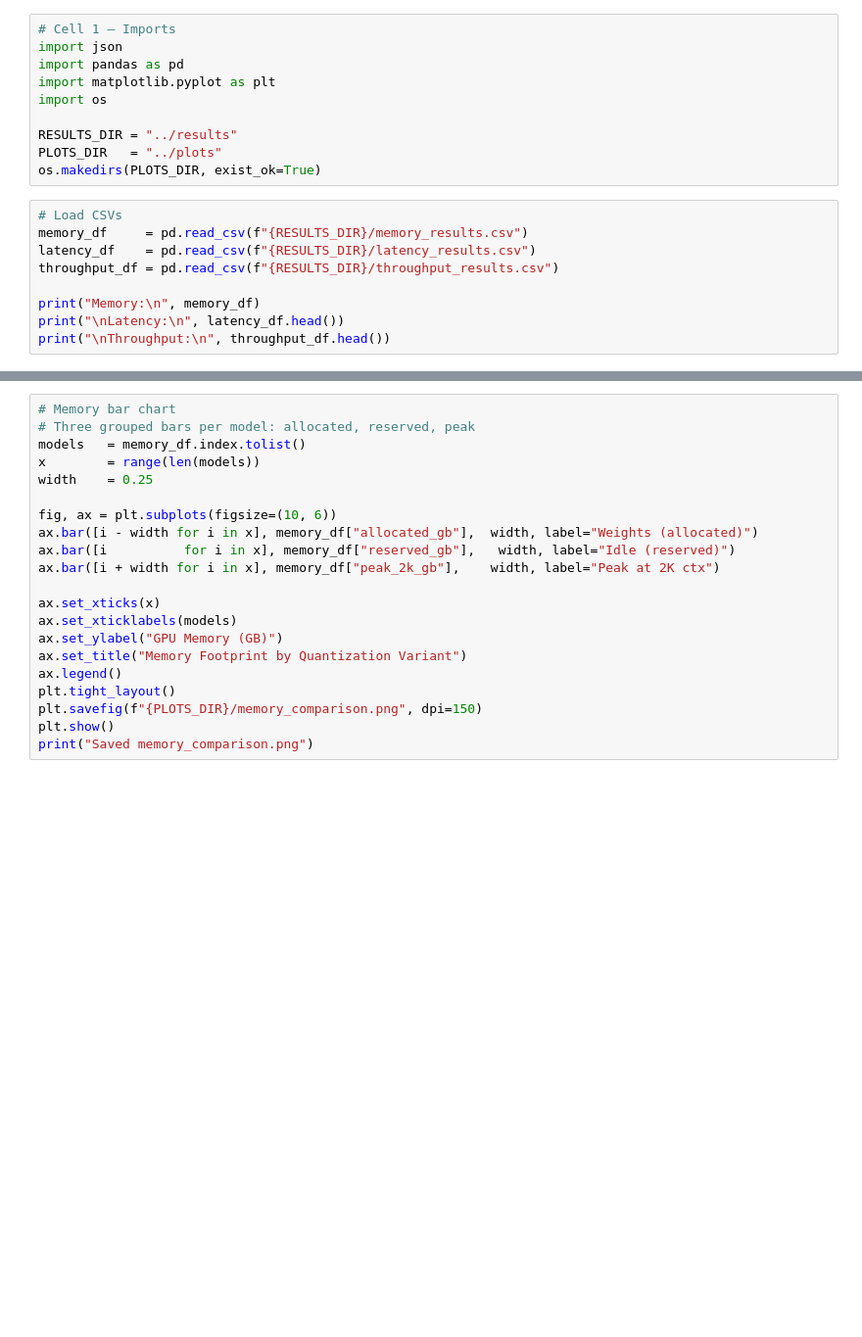
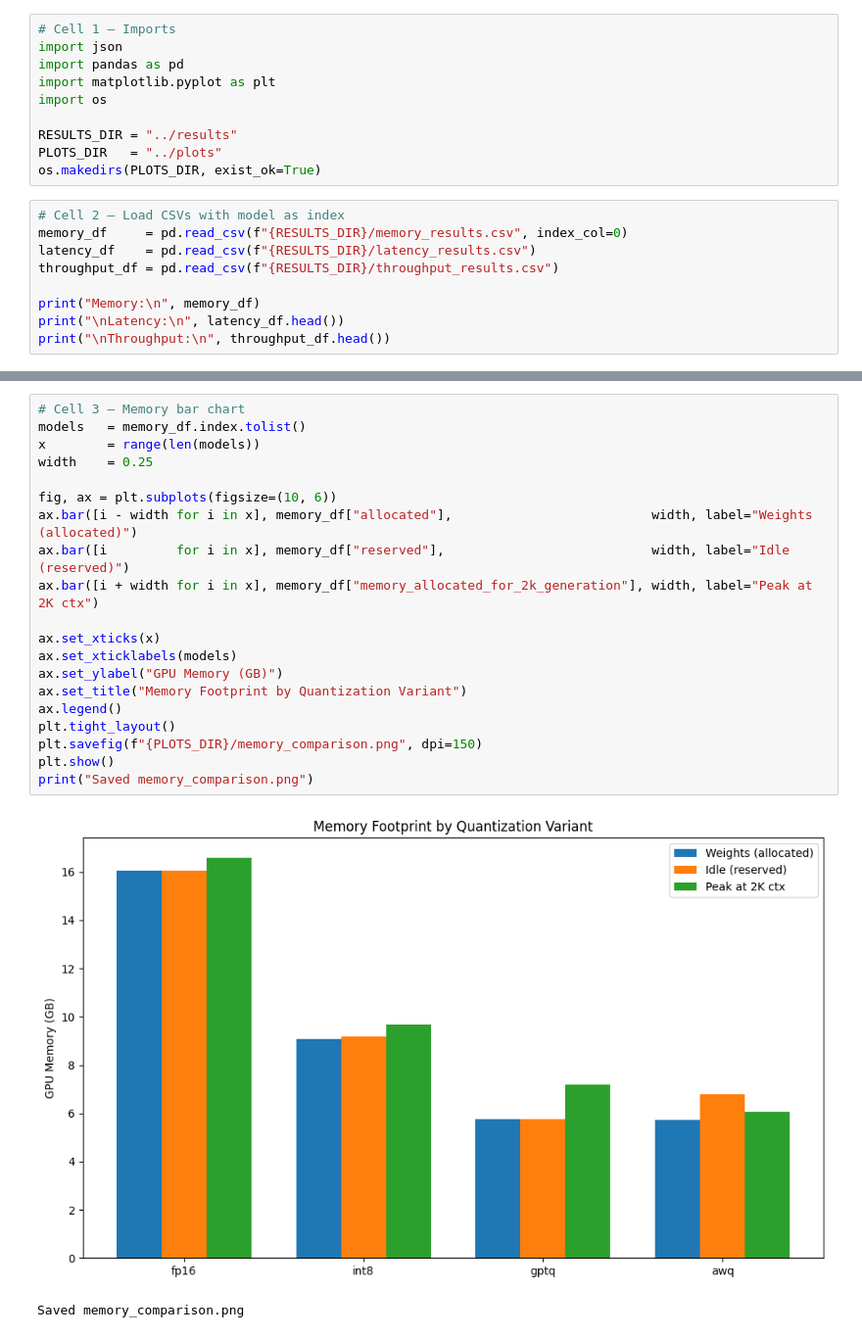
Before and after one commit to anithagovindaraju0603-gif/llm-quantization-study, a Jupyter notebook: analysis/01_performance_results.ipynb, the cells around one changed output, grey strips where cells are left out. Shown at 98% size. Saved outputs shown, nothing was run; the diff lists cells and outputs as text; blank space fills up the shorter version.

Commit message:
loading in the results

```diff
--- a/analysis/01_performance_results.ipynb
+++ b/analysis/01_performance_results.ipynb
@@ -9,8 +31,8 @@ RESULTS_DIR = "../results"
 PLOTS_DIR   = "../plots"
 os.makedirs(PLOTS_DIR, exist_ok=True)
 # %%
-# Load CSVs
-memory_df     = pd.read_csv(f"{RESULTS_DIR}/memory_results.csv")
+# Cell 2 — Load CSVs with model as index
+memory_df     = pd.read_csv(f"{RESULTS_DIR}/memory_results.csv", index_col=0)
 latency_df    = pd.read_csv(f"{RESULTS_DIR}/latency_results.csv")
 throughput_df = pd.read_csv(f"{RESULTS_DIR}/throughput_results.csv")
 
@@ -20,24 +60,26 @@ print("\nThroughput:\n", throughput_df.head())
 # %%
-# Memory bar chart
-# Three grouped bars per model: allocated, reserved, peak
+# Cell 3 — Memory bar chart
 models   = memory_df.index.tolist()
 x        = range(len(models))
 width    = 0.25
 
 fig, ax = plt.subplots(figsize=(10, 6))
-ax.bar([i - width for i in x], memory_df["allocated_gb"],  width, label="Weights (allocated)")
-ax.bar([i          for i in x], memory_df["reserved_gb"],   width, label="Idle (reserved)")
-ax.bar([i + width for i in x], memory_df["peak_2k_gb"],    width, label="Peak at 2K ctx")
+ax.bar([i - width for i in x], memory_df["allocated"],                          width, label="Weights (allocated)")
+ax.bar([i         for i in x], memory_df["reserved"],                           width, label="Idle (reserved)")
+ax.bar([i + width for i in x], memory_df["memory_allocated_for_2k_generation"], width, label="Peak at 2K ctx")
 
 ax.set_xticks(x)
 ax.set_xticklabels(models)
 ax.set_ylabel("GPU Memory (GB)")
 ax.set_title("Memory Footprint by Quantization Variant")
 ax.legend()
 plt.tight_layout()
 plt.savefig(f"{PLOTS_DIR}/memory_comparison.png", dpi=150)
 plt.show()
 print("Saved memory_comparison.png")
+# %% [output]
+[figure, added]
+Saved memory_comparison.png
 # %%
 # Prefill latency line chart
 # One line per model, x = prompt length, y = prefill time
```
Also changed, not shown: parts of 7 cells of this notebook, 6 other files.
